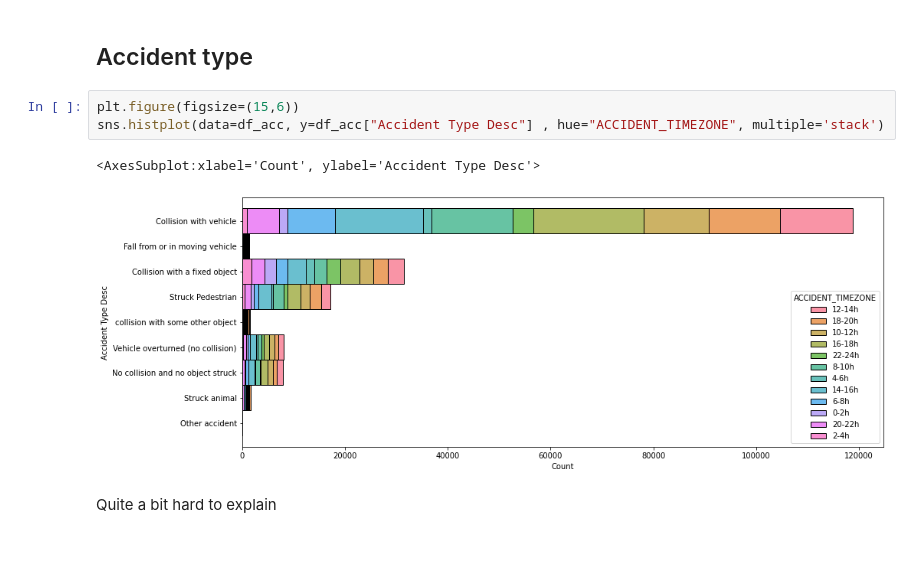
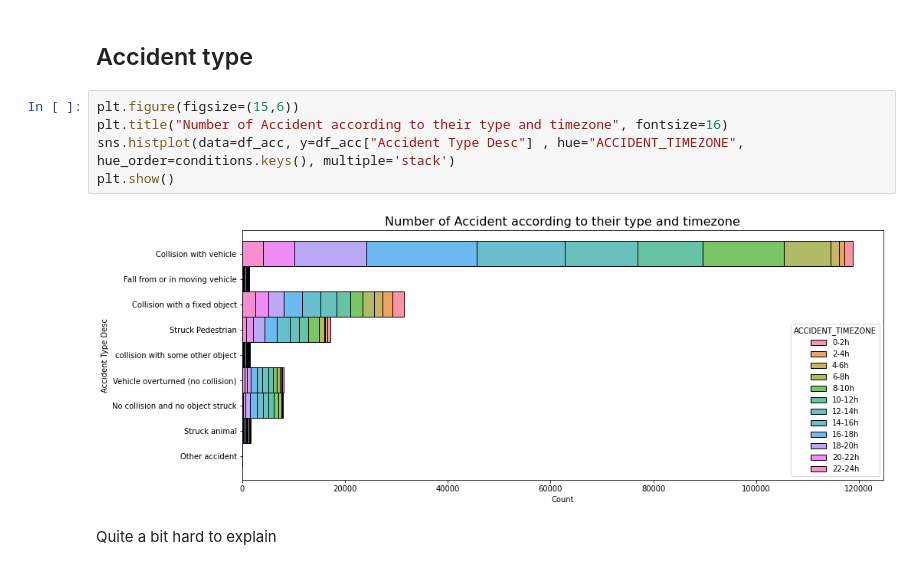
Before and after one commit to lethib/enea_study_case, a Jupyter notebook: data_analysis.ipynb, the cells around one changed output. Drawn from its saved outputs; the diff is of its cells as text.

```diff
--- a/data_analysis.ipynb
+++ b/data_analysis.ipynb
@@ -262,10 +262,11 @@ The highest frequencies are between 14-16h and 16-18h. That might be rush hour b
 ## Accident type
 # %%
 plt.figure(figsize=(15,6))
-sns.histplot(data=df_acc, y=df_acc["Accident Type Desc"] , hue="ACCIDENT_TIMEZONE", multiple='stack')
+plt.title("Number of Accident according to their type and timezone", fontsize=16)
+sns.histplot(data=df_acc, y=df_acc["Accident Type Desc"] , hue="ACCIDENT_TIMEZONE", hue_order=conditions.keys(), multiple='stack')
+plt.show()
 # %% [output]
-<AxesSubplot:xlabel='Count', ylabel='Accident Type Desc'>
-[figure, old version]
+[figure, new version]
 # %% [markdown]
 Quite a bit hard to explain
 # %%
```
Also changed, not shown: parts of 8 cells of this notebook, 1 other file.
